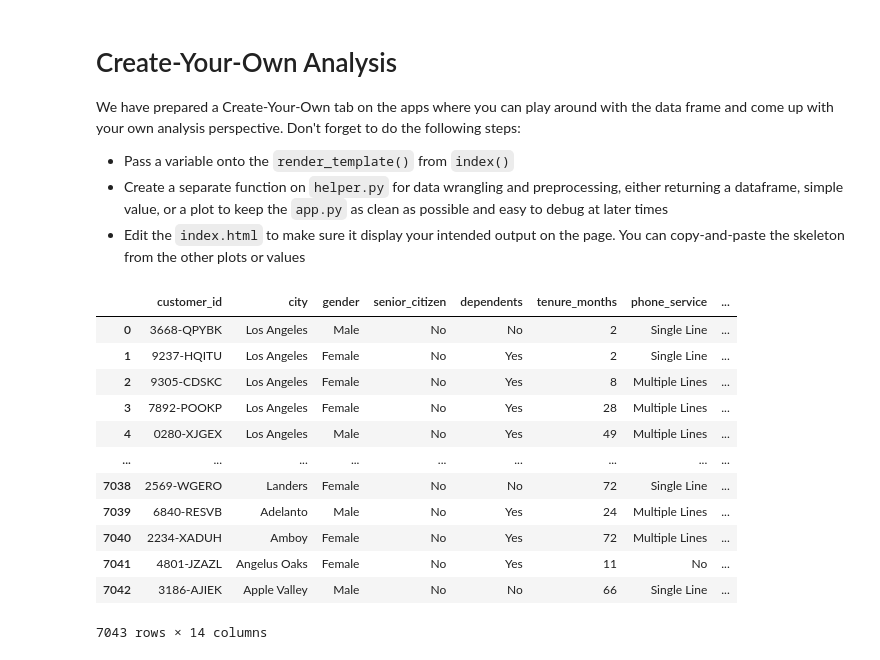
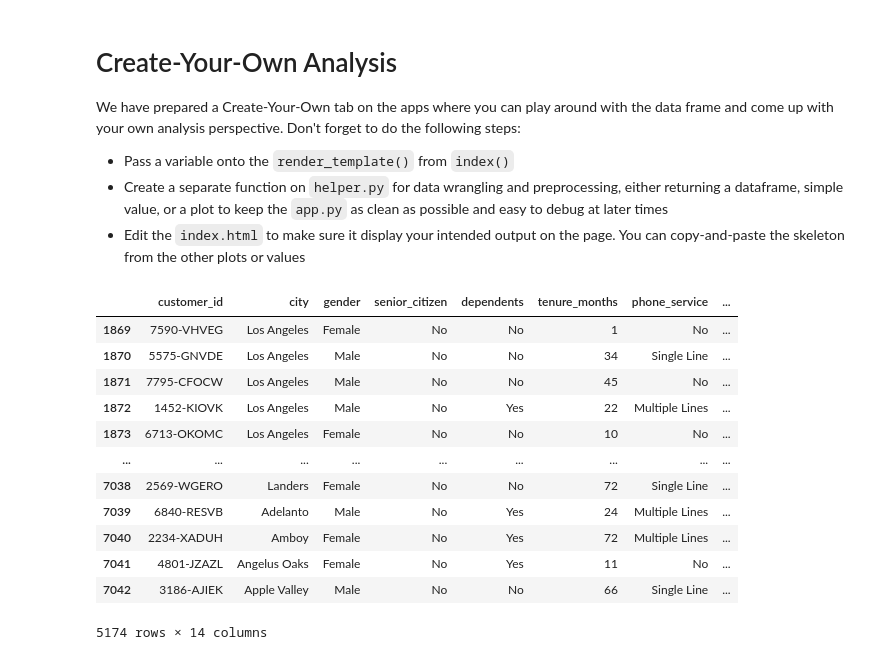
Before and after one commit to frizyrusty/TrainingCapstone, a Jupyter notebook: Customer_Churn_Analysis.ipynb, the cells around one changed output. Drawn from its saved outputs; the diff is of its cells as text; code cells hidden in the pictures.

```diff
--- a/Customer_Churn_Analysis.ipynb
+++ b/Customer_Churn_Analysis.ipynb
@@ -429,21 +429,23 @@ We have prepared a Create-Your-Own tab on the apps where you can play around wit
 - Pass a variable onto the `render_template()` from `index()`
 - Create a separate function on `helper.py` for data wrangling and preprocessing, either returning a dataframe, simple value, or a plot to keep the `app.py` as clean as possible and easy to debug at later times
 - Edit the `index.html` to make sure it display your intended output on the page. You can copy-and-paste the skeleton from the other plots or values
-# %%
-data
-# %% [output]
-|  | customer_id | city | gender | senior_citizen | dependents | tenure_months | phone_service | ... |
-| 0 | 3668-QPYBK | Los Angeles | Male | No | No | 2 | Single Line | ... |
-| 1 | 9237-HQITU | Los Angeles | Female | No | Yes | 2 | Single Line | ... |
-| 2 | 9305-CDSKC | Los Angeles | Female | No | Yes | 8 | Multiple Lines | ... |
-| 3 | 7892-POOKP | Los Angeles | Female | No | Yes | 28 | Multiple Lines | ... |
-| 4 | 0280-XJGEX | Los Angeles | Male | No | Yes | 49 | Multiple Lines | ... |
-| ... | ... | ... | ... | ... | ... | ... | ... | ... |
-| 7038 | 2569-WGERO | Landers | Female | No | No | 72 | Single Line | ... |
-| 7039 | 6840-RESVB | Adelanto | Male | No | Yes | 24 | Multiple Lines | ... |
-| 7040 | 2234-XADUH | Amboy | Female | No | Yes | 72 | Multiple Lines | ... |
-| 7041 | 4801-JZAZL | Angelus Oaks | Female | No | Yes | 11 | No | ... |
-| 7042 | 3186-AJIEK | Apple Valley | Male | No | No | 66 | Single Line | ... |
-7043 rows × 14 columns
+# %%
+data2 = data.copy()
+data2 = data2[data['churn_label'] == 'No']
+data2
+# %% [output]
+|  | customer_id | city | gender | senior_citizen | dependents | tenure_months | phone_service | ... |
+| 1869 | 7590-VHVEG | Los Angeles | Female | No | No | 1 | No | ... |
+| 1870 | 5575-GNVDE | Los Angeles | Male | No | No | 34 | Single Line | ... |
+| 1871 | 7795-CFOCW | Los Angeles | Male | No | No | 45 | No | ... |
+| 1872 | 1452-KIOVK | Los Angeles | Male | No | Yes | 22 | Multiple Lines | ... |
+| 1873 | 6713-OKOMC | Los Angeles | Female | No | No | 10 | No | ... |
+| ... | ... | ... | ... | ... | ... | ... | ... | ... |
+| 7038 | 2569-WGERO | Landers | Female | No | No | 72 | Single Line | ... |
+| 7039 | 6840-RESVB | Adelanto | Male | No | Yes | 24 | Multiple Lines | ... |
+| 7040 | 2234-XADUH | Amboy | Female | No | Yes | 72 | Multiple Lines | ... |
+| 7041 | 4801-JZAZL | Angelus Oaks | Female | No | Yes | 11 | No | ... |
+| 7042 | 3186-AJIEK | Apple Valley | Male | No | No | 66 | Single Line | ... |
+5174 rows × 14 columns
 # %%
 ## Your code here
```
Also changed, not shown: parts of 2 cells of this notebook, 3 other files.
